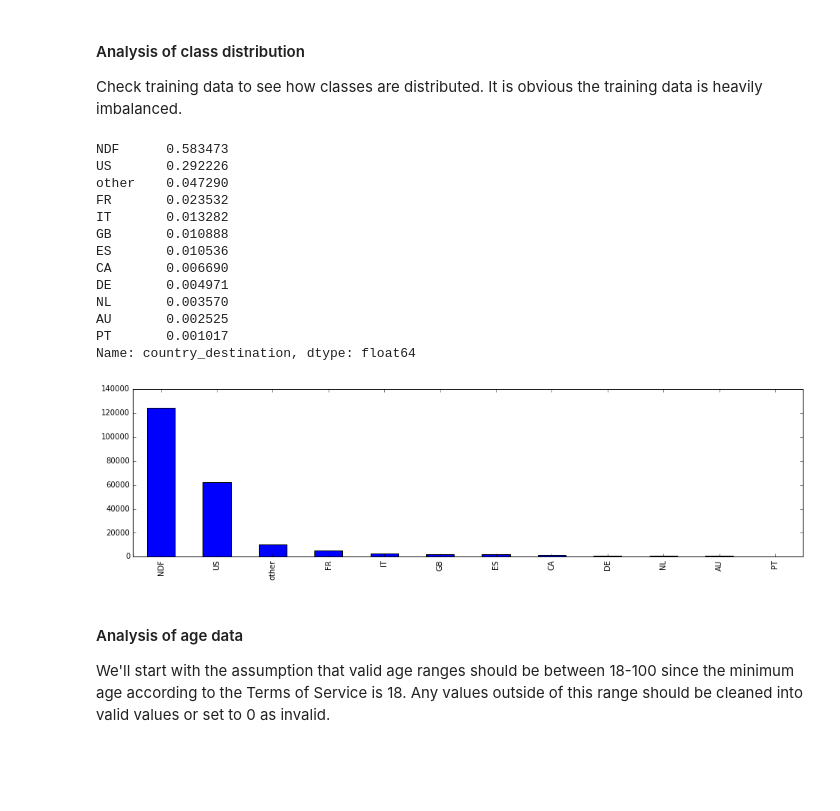
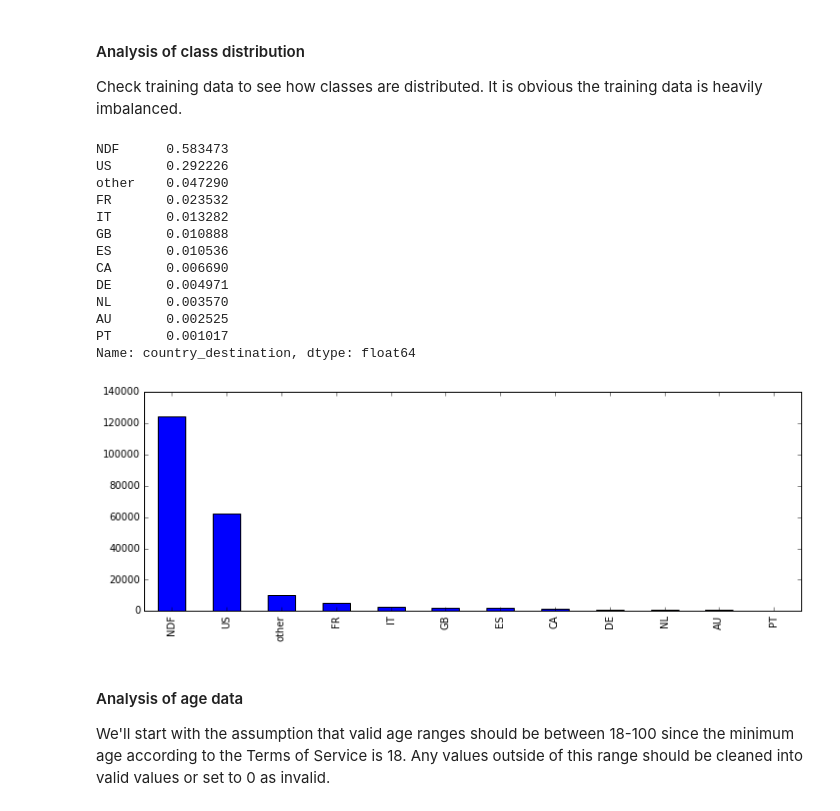
Before and after one commit to kyungguyeo/W207-Final-Project, a Jupyter notebook: airbnb_shared_project.ipynb, the cells around one changed output. Saved outputs shown, nothing was run; the diff lists cells and outputs as text; code cells hidden in the pictures; blank space fills up the shorter version.

```diff
--- a/airbnb_shared_project.ipynb
+++ b/airbnb_shared_project.ipynb
@@ -107,27 +152,27 @@ Train labels shape: (213451,)
 
 Check training data to see how classes are distributed. It is obvious the training data is heavily imbalanced.
 # %%
-plt.figure(figsize=(16,4))
+plt.figure(figsize=(12,4))
 country_dist = train_data["country_destination"].value_counts()
 plt.subplot(1,1,1)
 country_dist.plot.bar()
 
 print country_dist*1.0 / sum(country_dist)
 # %% [output]
 NDF      0.583473
 US       0.292226
 other    0.047290
 FR       0.023532
 IT       0.013282
 GB       0.010888
 ES       0.010536
 CA       0.006690
 DE       0.004971
 NL       0.003570
 AU       0.002525
 PT       0.001017
 Name: country_destination, dtype: float64
-[figure, old version]
+[figure, new version]
 # %% [markdown]
 #### Analysis of age data
 We'll start with the assumption that valid age ranges should be between 18-100 since the minimum age according to the Terms of Service is 18. Any values outside of this range should be cleaned into valid values or set to 0
```
Also changed, not shown: parts of 25 cells of this notebook, 2 other files.
